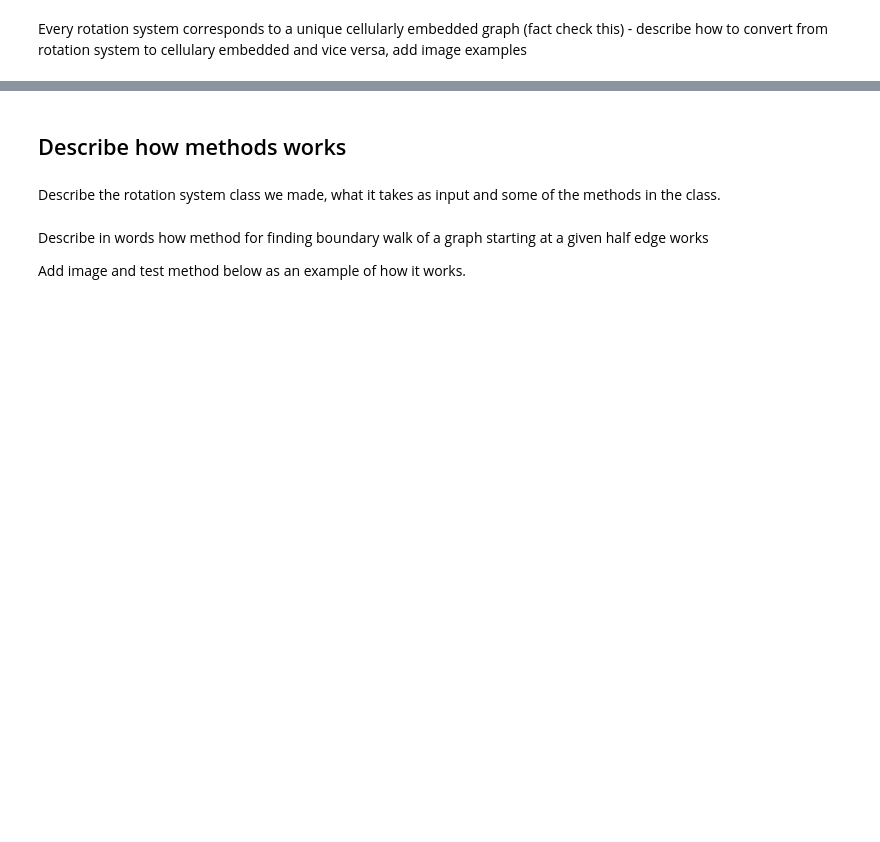
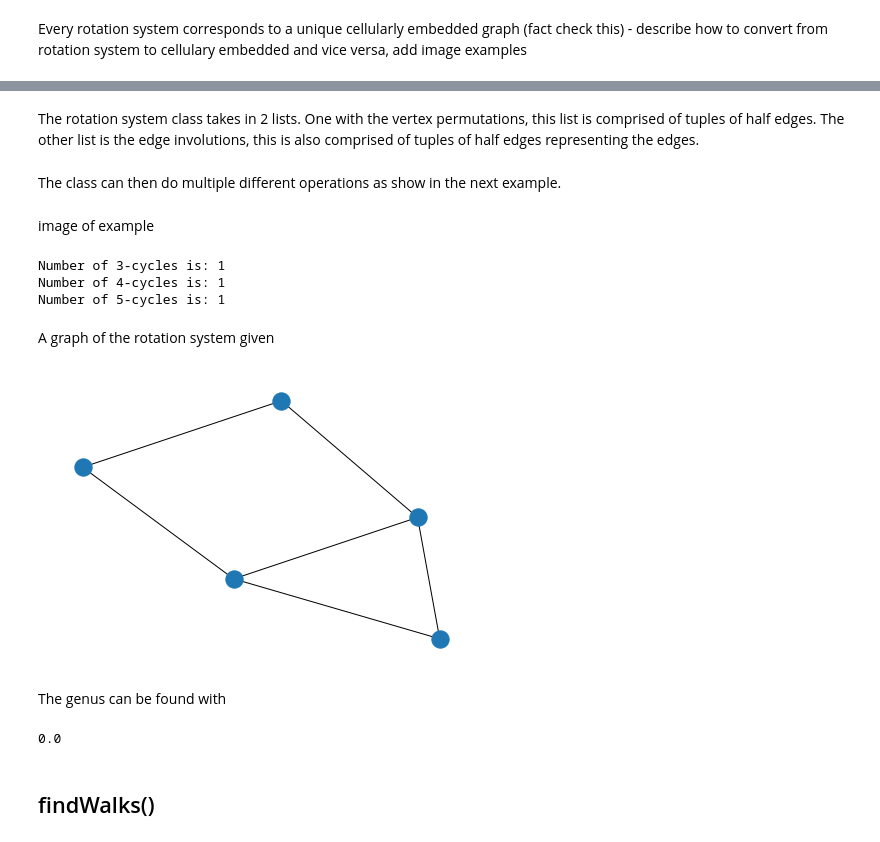
Before and after one commit to joshuasc2001/Final-Year-Project, a Jupyter notebook: Presentation-Copy1.ipynb, the cells around one changed output, grey strips where cells are left out. Saved outputs shown, nothing was run; the diff lists cells and outputs as text; code cells hidden in the pictures; blank space fills up the shorter version.

```diff
--- a/Presentation-Copy1.ipynb
+++ b/Presentation-Copy1.ipynb
@@ -56,8 +61,30 @@ Every rotation system corresponds to a unique cellularly embedded graph (fact ch
+# %% [markdown]
+The rotation system class takes in 2 lists. One with the vertex permutations, this list is comprised of tuples of half edges. The other list is the edge involutions, this is also comprised of tuples of half edges representing the edges.
+# %% [markdown]
+The class can then do multiple different operations as show in the next example.
+# %% [markdown]
+image of example
+# %%
+edges = [(1,2),(3,4,5),(6,7),(8,9,10),(11,12)]
+vertices = [(2,3),(5,6),(7,8),(9,4),(10,11),(12,1)]
+rt = rot.rotationSystem(edges,vertices)
+rt.displayCycles()
+# %% [output]
+Number of 3-cycles is: 1
+Number of 4-cycles is: 1
+Number of 5-cycles is: 1
+# %% [markdown]
+A graph of the rotation system given
+# %%
+G = nx.MultiGraph(rt.conversion())
+nx.draw(G)
+# %% [output]
+[figure, added]
+# %% [markdown]
+The genus can be found with
+# %%
+rt.findGenus()
+# %% [output]
+0.0
 # %% [markdown]
-## Describe how methods works
+## findWalks()
-# %% [markdown]
-Describe the rotation system class we made, what it takes as input and some of the methods in the class.
-# %% [markdown]
-Describe in words how method for finding boundary walk of a graph starting at a given half edge works
-
-Add image and test method below as an example of how it works.
```
Also changed, not shown: parts of 25 cells of this notebook, 3 other files.
